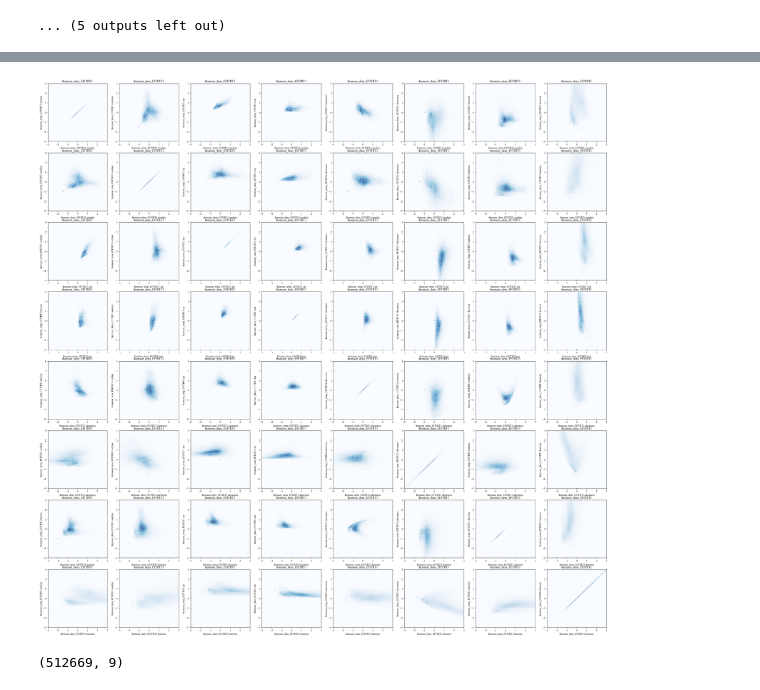
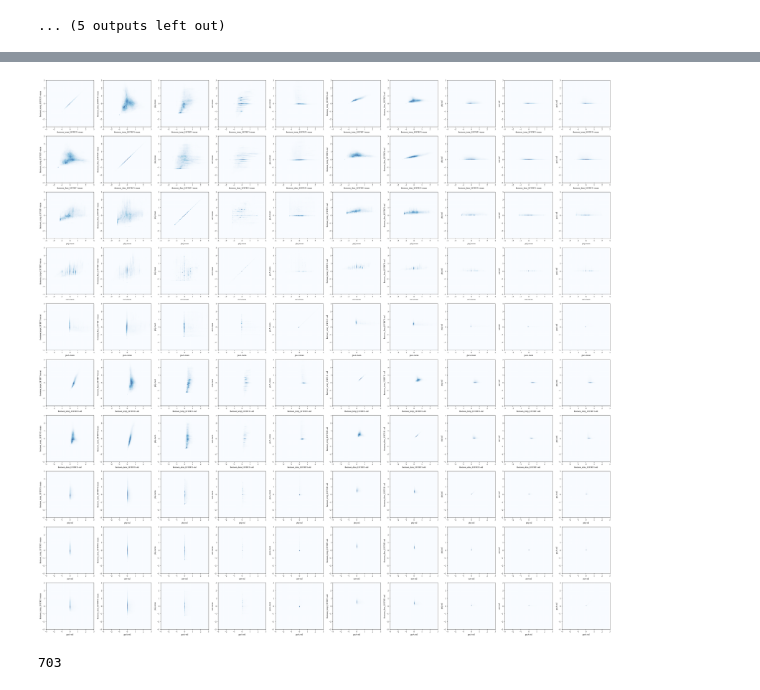
Before and after one commit to PlasmaControl/plasma-profile-predictor, a Jupyter notebook: notebooks/clustering_looking_for_features.ipynb, the cells around one changed output, grey strips where cells are left out. Saved outputs shown, nothing was run; the diff lists cells and outputs as text; code cells hidden in the pictures.

```diff
--- a/notebooks/clustering_looking_for_features.ipynb
+++ b/notebooks/clustering_looking_for_features.ipynb
@@ -29,7 +30,10 @@ actuators = ['pinj','curr','tinj','gasA']
 params = {}
 for key, value in tqdm_notebook(data.items(), position=0):
     for metric, fn in tqdm_notebook(metric_functions.items(),leave=False, position=1):
-        params[key + '-' + metric] = fn(value, axis=-1).flatten()
+        if value.ndim>2:
+            params[key + '-' + metric] = fn(value[:,0,:], axis=-1).flatten()
+        else:
+            params[key + '-' + metric] = fn(value, axis=-1).flatten()
 # %% [output]
 [interactive output not drawn]
 [interactive output not drawn]
@@ -44,3 +48,15 @@ for key, value in tqdm_notebook(data.items(), position=0):
 [interactive output not drawn]
 [interactive output not drawn]
 ... (5 outputs left out)
+# %%
+pca_modes = 5
+profiles = ['temp','dens','thomson_temp_EFITRT1','thomson_dens_EFITRT1']
+for sig in tqdm_notebook(data.keys(), position=0):
+    if data[sig].ndim>2:
+        U,S,V = np.linalg.svd(data[sig][:,0,:].T, full_matrices=False)
+        for i in tqdm_notebook(range(pca_modes), position=0, leave=False):
+            params[sig+'-'+'pca'+str(i)] = np.dot(U[:,:pca_modes].T,data[sig][:,0,:].T)[i,:]
+    else:
+        U,S,V = np.linalg.svd(data[sig].T, full_matrices=False)
+        for i in tqdm_notebook(range(pca_modes), position=0, leave=False):
+            params[sig+'-'+'pca'+str(i)] = np.dot(U[:,:pca_modes].T,data[sig].T)[i,:]
@@ -47,5 +77,6 @@ for key, value in tqdm_notebook(data.items(), position=0):
 # %%
-metrics = ['mean','std','skewness','kurtosis']
+#metrics = ['mean','std','skewness','kurtosis']
+metrics = ['pca1', 'pca2', 'pca3', 'pca4']
 profiles = ['temp','dens','thomson_temp_EFITRT1','thomson_dens_EFITRT1']
 
 nrows = len(profiles)
@@ -55,7 +86,7 @@ bins=100
 fig, ax = plt.subplots(nrows=nrows, ncols=ncols, figsize=figsize)
 for i, sig in tqdm_notebook(enumerate(profiles)):
     for j, metric in tqdm_notebook(enumerate(metrics), leave=False):
-        ax[i,j].hist(params[sig + '-' + metric], bins=bins, range=[-4,4])
+        ax[i,j].hist(params[sig + '-' + metric], bins=bins, range=[-10,10])
         ax[i,j].title.set_text(sig + '  ' + metric)
 # %% [output]
 [interactive output not drawn]
@@ -67,6 +98,8 @@ for i, sig in tqdm_notebook(enumerate(profiles)):
 # %%
-metrics = ['median','iqr','skewness','kurtosis']
-profiles = ['thomson_temp_EFITRT1','thomson_dens_EFITRT1']
+#metrics = ['pca1', 'pca2', 'pca3', 'pca4']
+#metrics = ['pca1','pca2']
+metrics = ['mean','std']
+profiles = ['thomson_temp_EFITRT1','thomson_dens_EFITRT1','pinj','curr','gasA']
 labels = [profile + '-' +  metric for metric in metrics for profile in profiles]
 
 nrows = len(labels)
@@ -78,10 +111,9 @@ xrange = [-3,3]
 yrange = [-3,3]
 cmap = 'Blues'
 fig, ax = plt.subplots(nrows=nrows, ncols=ncols, figsize=figsize)
-for i, label1 in tqdm_notebook(enumerate(labels)):
-    for j, label2 in tqdm_notebook(enumerate(labels), leave=False):
+for i, label1 in tqdm_notebook(enumerate(labels), total=len(labels), position=0):
+    for j, label2 in tqdm_notebook(enumerate(labels), leave=False, total=len(labels), position=1):
             ax[i,j].hist2d(params[label1], params[label2], bins=bins, cmap=cmap, alpha=alpha, range = [xrange,yrange])
-            ax[i,j].title.set_text(sig)
             ax[i,j].set_xlabel(label1)
             ax[i,j].set_ylabel(label2)
             ax[i,j].set_xlim(xrange)
@@ -99,5 +133,7 @@ for i, label1 in tqdm_notebook(enumerate(labels)):
-[figure, old version]
+[figure, new version]
-# %%
-data['pinj'].shape
-# %% [output]
-(512669, 9)
+# %%
+shots, counts = np.unique(data['shotnum'][np.nonzero(params['gasA-std']>.4)[0]], return_counts=True)
+shots = shots[counts>200]
+shots.size
+# %% [output]
+703
```
Also changed, not shown: parts of 10 cells of this notebook, 3 other files.
